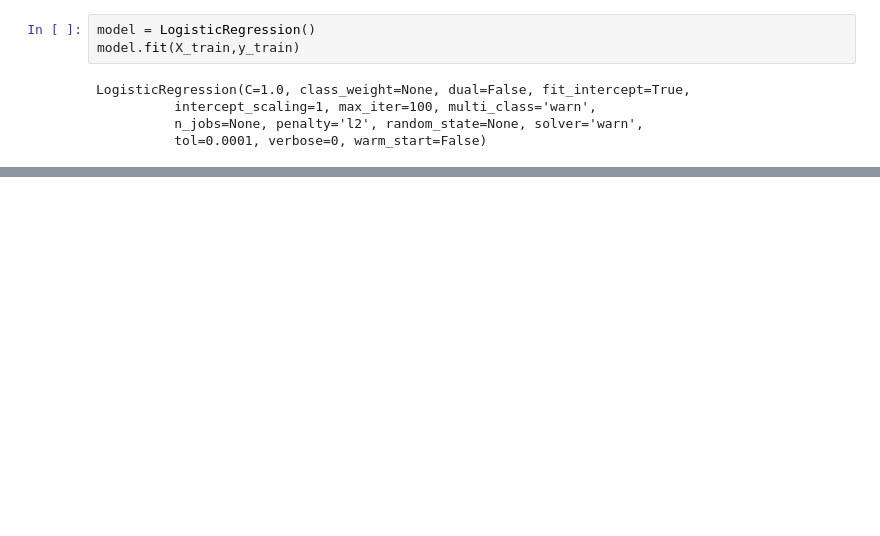
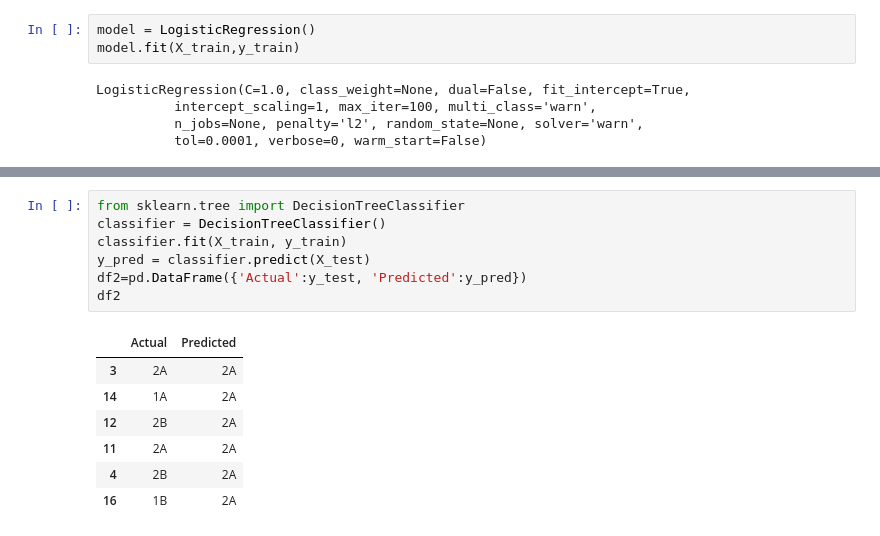
Before and after one commit to dimitri12/masterthesis, a Jupyter notebook: exjobb.ipynb, the cells around one changed output, grey strips where cells are left out. Saved outputs shown, nothing was run; the diff lists cells and outputs as text; blank space fills up the shorter version.

```diff
--- a/exjobb.ipynb
+++ b/exjobb.ipynb
@@ -198,0 +256,15 @@ LogisticRegression(C=1.0, class_weight=None, dual=False, fit_intercept=True,
+# %%
+from sklearn.tree import DecisionTreeClassifier
+classifier = DecisionTreeClassifier()
+classifier.fit(X_train, y_train)
+y_pred = classifier.predict(X_test)
+df2=pd.DataFrame({'Actual':y_test, 'Predicted':y_pred})
+df2
+# %% [output]
+|  | Actual | Predicted |
+| 3 | 2A | 2A |
+| 14 | 1A | 2A |
+| 12 | 2B | 2A |
+| 11 | 2A | 2A |
+| 4 | 2B | 2A |
+| 16 | 1B | 2A |
```
Also changed, not shown: parts of 23 cells of this notebook, 2 other files.
